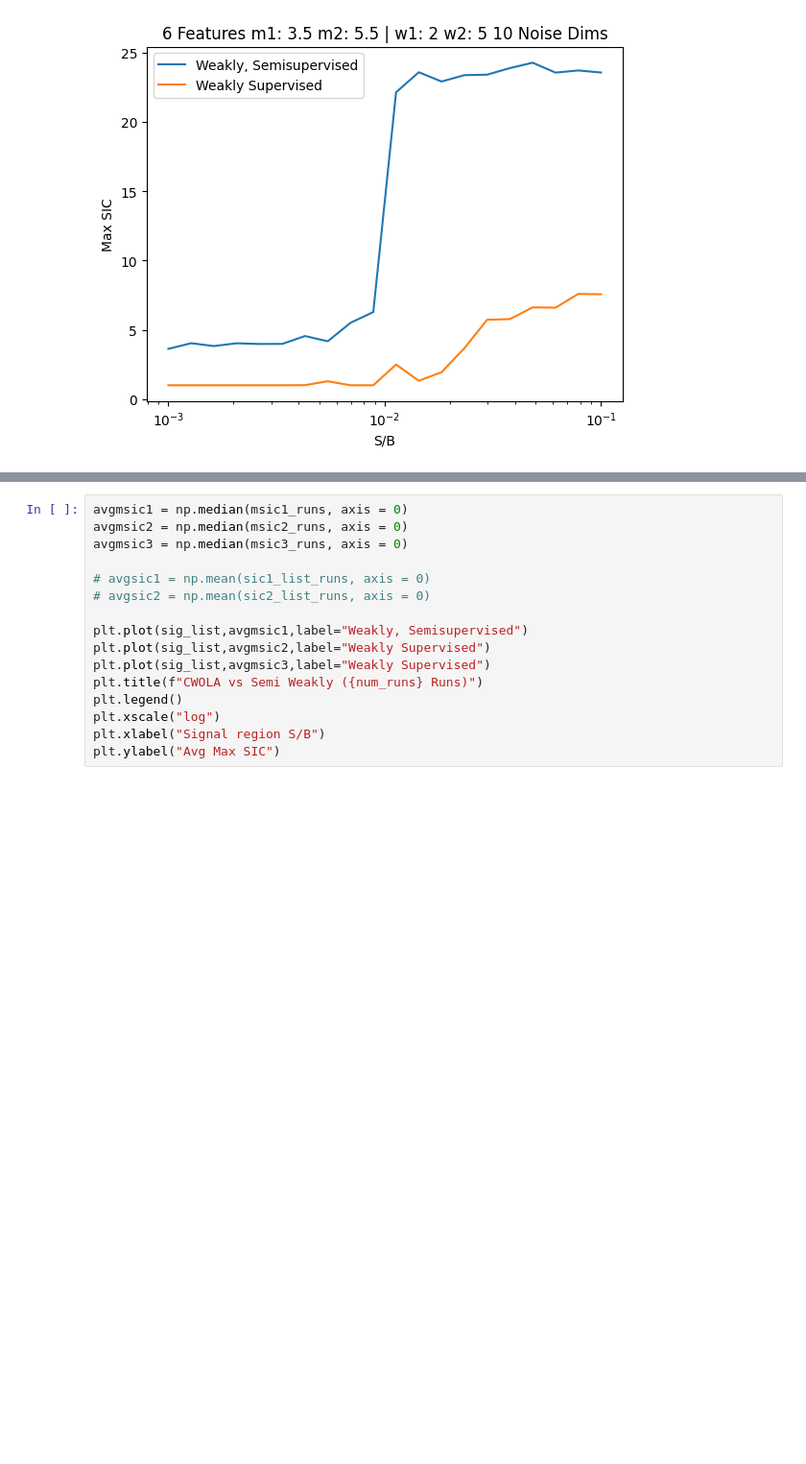
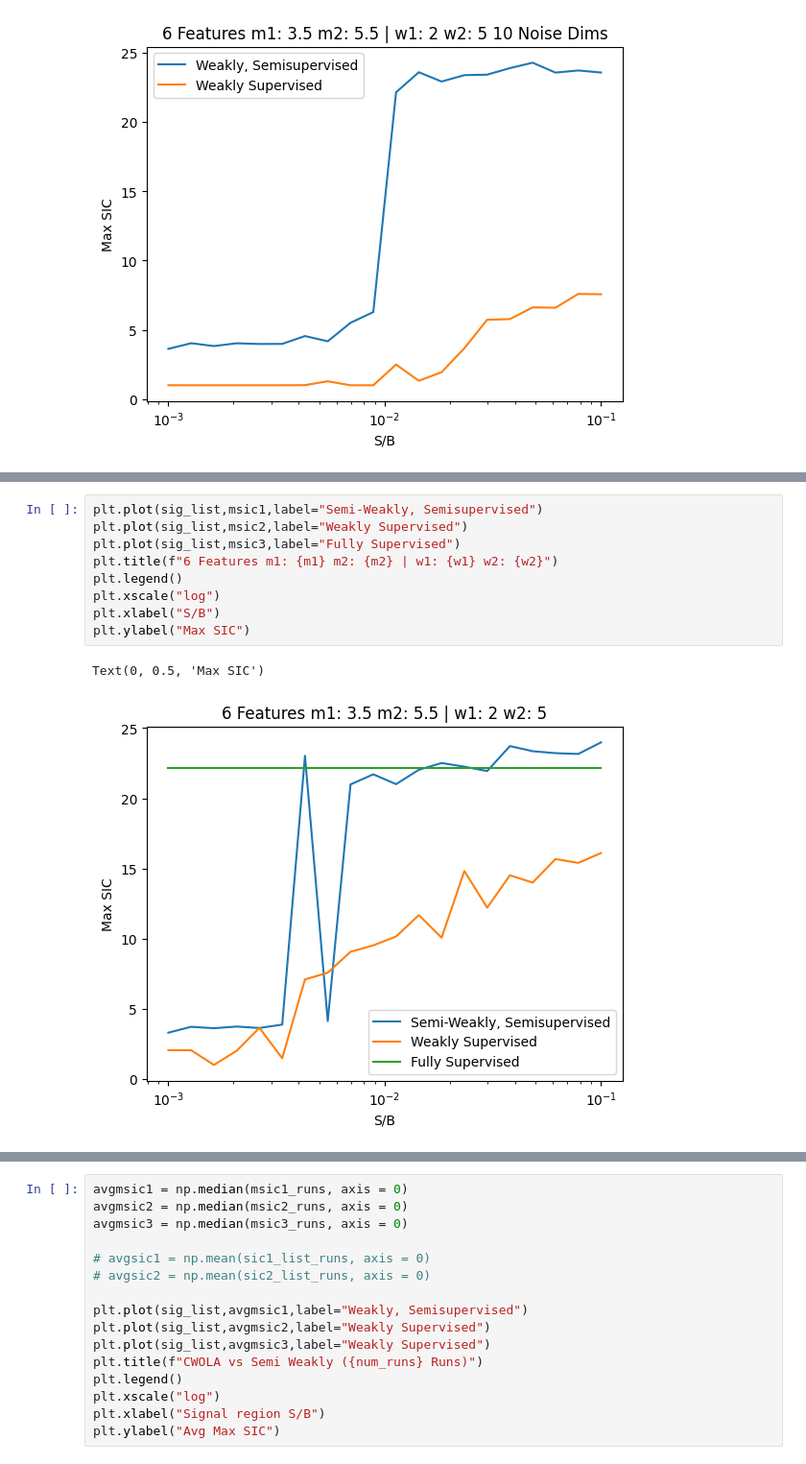
Before and after one commit to GitGup/SemiWeaklySupervised, a Jupyter notebook: SemiWeakly6Features.ipynb, the cells around one changed output, grey strips where cells are left out. Shown at 96% size. Cells and saved outputs as stored; diff of their text form; blank space fills up the shorter version.

```diff
--- a/SemiWeakly6Features.ipynb
+++ b/SemiWeakly6Features.ipynb
@@ -703,3 +721,15 @@ plt.ylim([0,700])
+# %%
+plt.plot(sig_list,msic1,label="Semi-Weakly, Semisupervised")
+plt.plot(sig_list,msic2,label="Weakly Supervised")
+plt.plot(sig_list,msic3,label="Fully Supervised")
+plt.title(f"6 Features m1: {m1} m2: {m2} | w1: {w1} w2: {w2}")
+plt.legend()
+plt.xscale("log")
+plt.xlabel("S/B")
+plt.ylabel("Max SIC")
+# %% [output]
+Text(0, 0.5, 'Max SIC')
+[figure, added]
 # %%
 max_sics = {}
 max_sics[("SWS", feature_dims, len(model_all2.trainable_weights), m1, m2)] = msic1_runs
```
Also changed, not shown: parts of 17 cells of this notebook.
